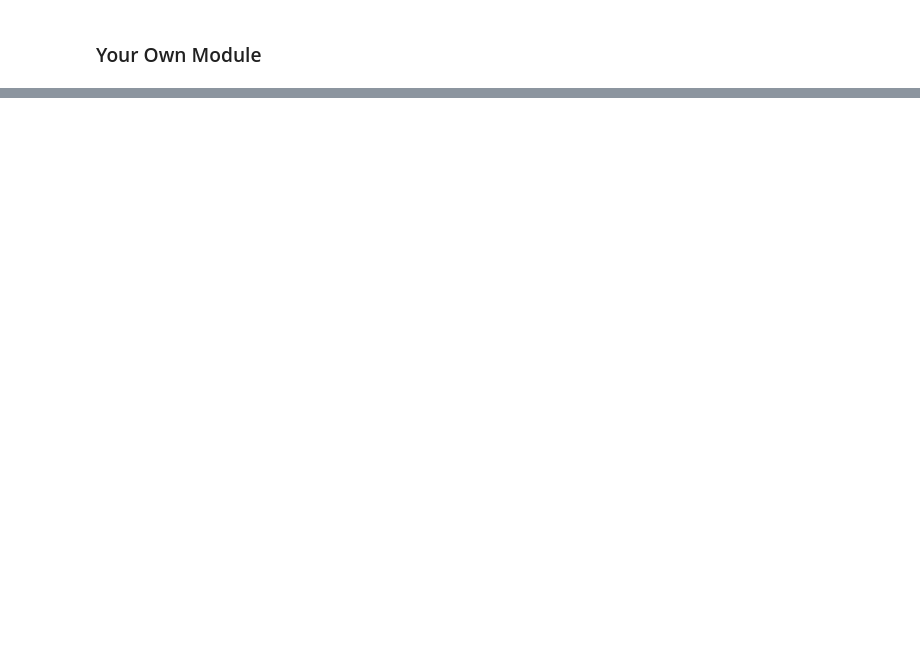
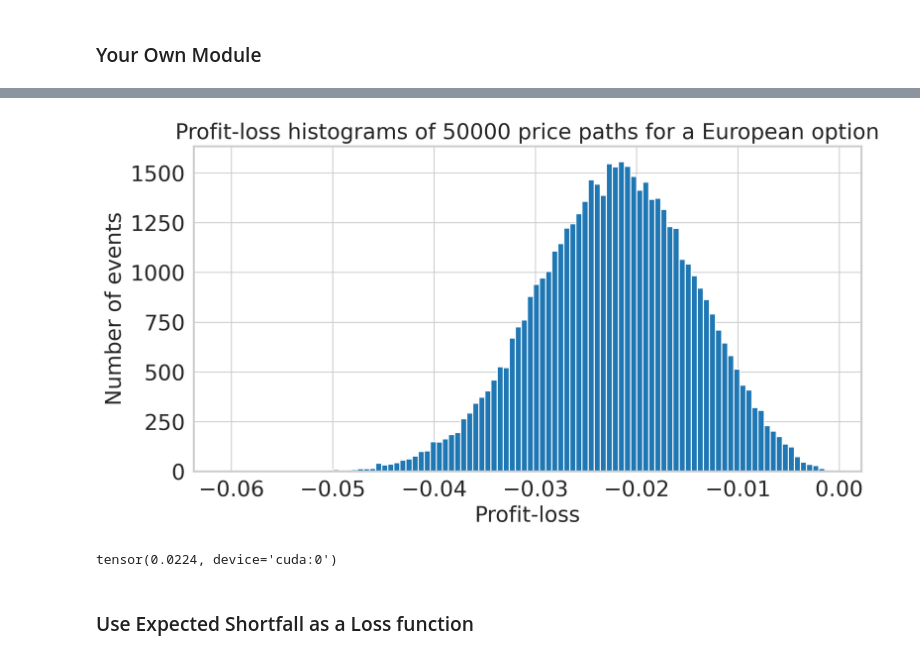
Before and after one commit to pfnet-research/pfhedge, a Jupyter notebook: examples/example_readme.ipynb, the cells around one changed output, grey strips where cells are left out. Cells and saved outputs as stored; diff of their text form; code cells hidden in the pictures; blank space fills up the shorter version.

```diff
--- a/examples/example_readme.ipynb
+++ b/examples/example_readme.ipynb
@@ -137,0 +206,18 @@ history = hedger.fit(deriv, n_epochs=200, n_paths=10000)
+# %%
+pnl = hedger.compute_pnl(deriv, n_paths=50000)
+
+plt.figure()
+plt.hist(to_numpy(pnl), bins=100)
+plt.title("Profit-loss histograms of 50000 price paths for a European option")
+plt.xlabel("Profit-loss")
+plt.ylabel("Number of events")
+plt.show()
+# %% [output]
+[figure, added]
+# %%
+price = hedger.price(deriv)
+price
+# %% [output]
+tensor(0.0224, device='cuda:0')
+# %% [markdown]
+### Use Expected Shortfall as a Loss function
```
Also changed, not shown: parts of 26 cells of this notebook.
